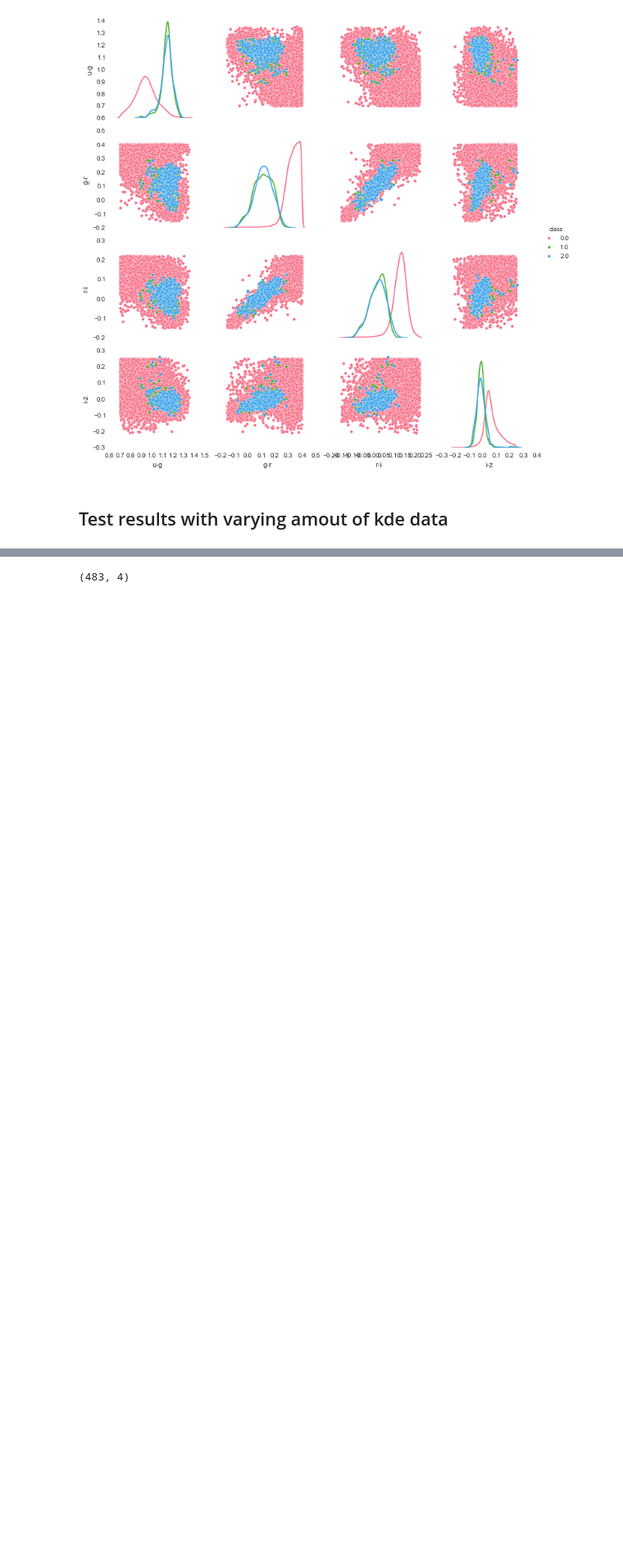
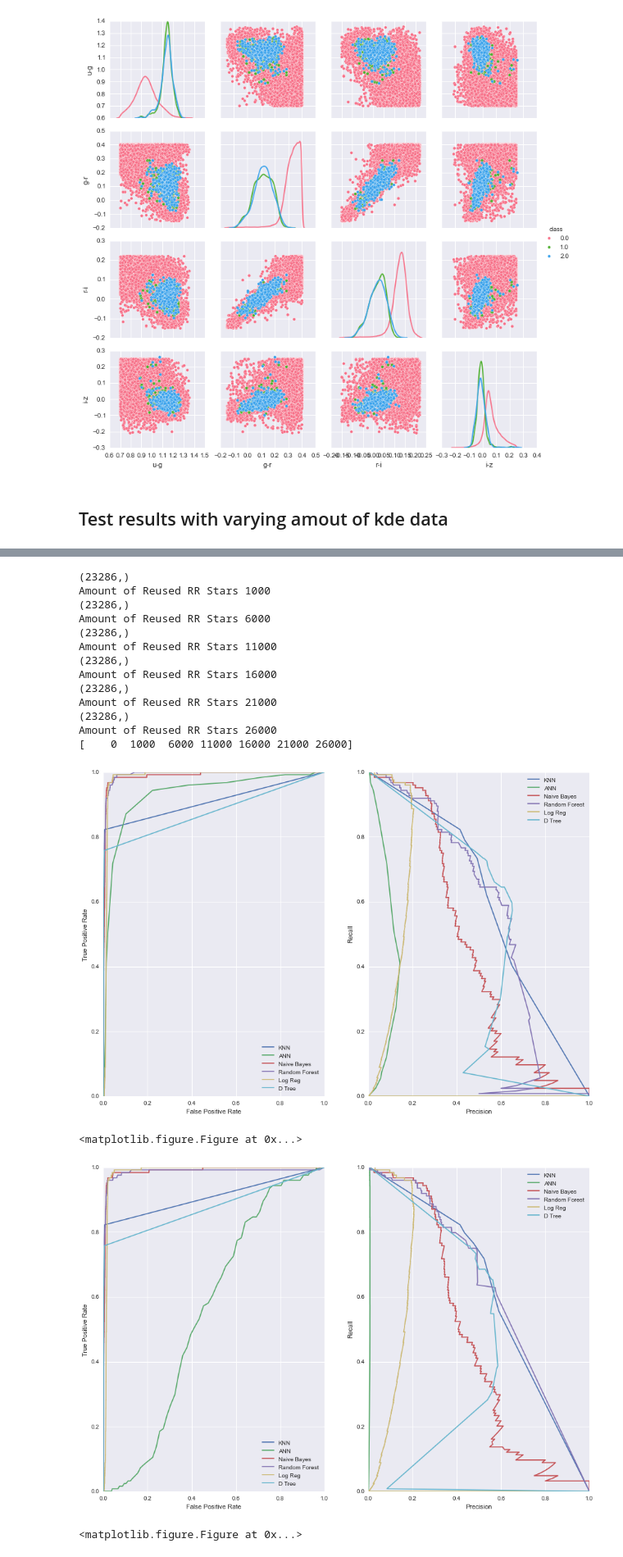
Before and after one commit to NobleKennamer/astro_porject, a Jupyter notebook: RR_Lyrae.ipynb, the cells around one changed output, grey strips where cells are left out. Shown at 82% size. Saved outputs shown, nothing was run; the diff lists cells and outputs as text; code cells hidden in the pictures; blank space fills up the shorter version.

```diff
--- a/RR_Lyrae.ipynb
+++ b/RR_Lyrae.ipynb
@@ -321,4 +313,56 @@ Amount of Sampled RR Stars 21000
-# %%
-sklearn.cross_validation.Bootstrap(
-# %% [output]
-(483, 4)
+# %%
+score_frames = [score_df]
+n_rr_train = colors_train[labels_train == 1].shape[0]
+for rr_new in amount_of_new_data:
+
+    # Randomly select which RR Lyrae stars to include as duplicates
+    c = np.random.choice(n_rr_train, rr_new)
+    colors_train_new = np.vstack([colors_train, colors_train[labels_train == 1][c]])
+    labels_train_new = np.hstack([labels_train, labels_train[labels_train == 1][c]])
+
+    tr_size = labels_train_new.shape[0]
+    p = np.random.permutation(tr_size)
+
+    #Shuffle the training data
+    colors_train_n = colors_train_new[p]
+    labels_train_n = labels_train_new[p]
+
+    score_df = run_models(colors_train_n, labels_train_n, colors_test, labels_test)
+    score_frames.append(score_df)
+
+    print 'Amount of Reused RR Stars', rr_new
+    #print score_df
+
+    plt.figure()
+
+
+
+amount_of_data = np.concatenate([[0], amount_of_new_data])
+print amount_of_data
+plot_scores(amount_of_data, score_frames, 'recall')
+plt.figure()
+plot_scores(amount_of_data, score_frames, 'precision')
+plt.figure()
+plot_scores(amount_of_data, score_frames, 'F1')
+plt.figure()
+plot_scores(amount_of_data, score_frames, 'ROC_AUC')
+plt.figure()
+plot_scores(amount_of_data, score_frames, 'Accuracy')
+# %% [output]
+(23286,)
+Amount of Reused RR Stars 1000
+(23286,)
+Amount of Reused RR Stars 6000
+(23286,)
+Amount of Reused RR Stars 11000
+(23286,)
+Amount of Reused RR Stars 16000
+(23286,)
+Amount of Reused RR Stars 21000
+(23286,)
+Amount of Reused RR Stars 26000
+[    0  1000  6000 11000 16000 21000 26000]
+[figure, added]
+<matplotlib.figure.Figure at 0x...>
+[figure, added]
+<matplotlib.figure.Figure at 0x...>
```
Also changed, not shown: parts of 12 cells of this notebook.
